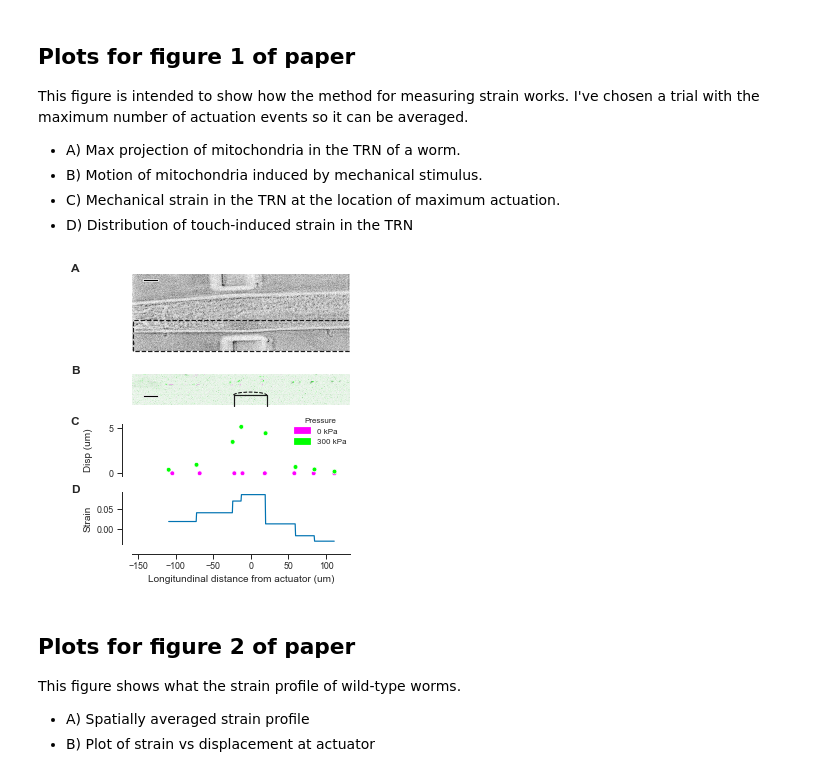
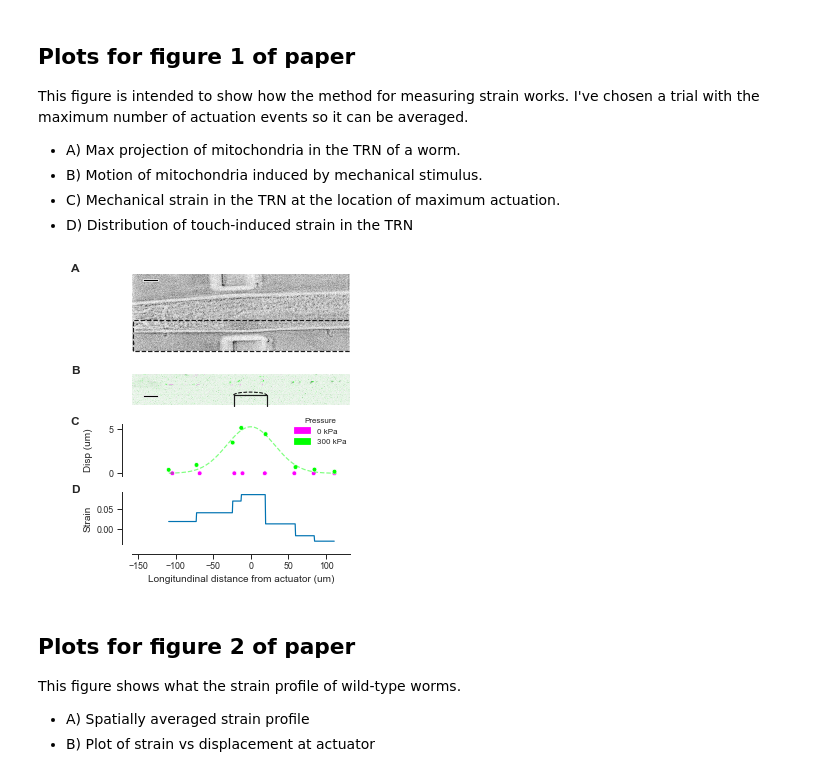
Before and after one commit to anekimken/SSN_ImageAnalysis, a Jupyter notebook: Notebooks/Displacement and Strain Plots.ipynb, the cells around one changed output. Saved outputs shown, nothing was run; the diff lists cells and outputs as text; code cells hidden in the pictures.

```diff
--- a/Notebooks/Displacement and Strain Plots.ipynb
+++ b/Notebooks/Displacement and Strain Plots.ipynb
@@ -1100,41 +1100,56 @@ scale_bar = mpl.patches.Rectangle((50, 100), height=10,
 axes[1, 1].add_patch(scale_bar)
 axes[1, 1].axis('off')
 
+
+# get data to plot fit
+min_y = linked_mitos_df.loc[(linked_mitos_df['Experiment_id']==example_trial)]['y'].min()
+max_y = linked_mitos_df.loc[(linked_mitos_df['Experiment_id']==example_trial)]['y'].max()
+y_coords = list(range(int(min_y), int(max_y)))
+example_fit_df = pd.DataFrame({'y': y_coords})
+example_fit_params = individual_fit_param_df.loc[(individual_fit_param_df['Experiment_id'] == example_trial) &
+                            (individual_fit_param_df['frame'] == 1)]
+example_fit_df['indent_fit'] = example_fit_df.apply(lambda row: transformed_normal(row['y'],
+                                                       0,
+                                                       example_fit_params['normal_scale_param'],
+                                                       example_fit_params['normal_magnitude_param']), axis=1)
+
 sns.scatterplot(x='y', y='x_dist', hue='pressure', ax=axes[2, 1], palette=spectrum_for_actuation, legend=None,
                 data=linked_mitos_df.loc[(linked_mitos_df['Experiment_id']==example_trial) &
                                          (linked_mitos_df['frame'] <= 1)])
+sns.lineplot(x='y', y='indent_fit', data=example_fit_df, ax=axes[2, 1], ci=None,
+             color=spectrum_for_actuation(256)[0:3], marker=None, alpha=0.5)
+axes[2, 1].lines[0].set_linestyle("--")
 axes[2, 1].set_xlim([left_side_of_image, right_side_of_image])
-# axes[2].set_xlabel('Longitundinal distance from actuator (um)')
 axes[2, 1].set_ylabel('Disp (um)')
 leg = axes[2, 1].legend([magenta_patch, green_patch], ['0 kPa', '300 kPa'],
                         title='Pressure', frameon=False, loc='upper right', fontsize=8,
                         bbox_to_anchor=(1., 1.2), borderaxespad=0.)
 leg.get_title().set_fontsize(8)
 
 axes[2, 1].get_xaxis().set_visible(False)
 sns.despine(ax=axes[2, 1], offset=10, trim=False, bottom=True)
 
 
 sns.lineplot(x='y', y='strain', hue='genotype', style='pressure', ax=axes[3, 1], ci=None, palette=None,
                 data=spatial_strain_df.loc[(spatial_strain_df['pressure'] == 300) &
                                            (spatial_strain_df['Experiment_id'] == example_trial) &
                                            (spatial_strain_df['frame'] == 1)])
 # sns.lineplot(x='y', y='strain', hue='genotype', style='frame', dashes=[(3,3),(3,3),(3,3),(3,3),],
 #              ax=axes[3, 1], ci=None, palette=None, alpha=0.5,
 #              data=spatial_strain_df.loc[(spatial_strain_df['pressure'] == 300) &
 #                                            (spatial_strain_df['Experiment_id'] == example_trial)])
 axes[3, 1].set_xlim([left_side_of_image, right_side_of_image])
 axes[3, 1].set_xlabel('Longitundinal distance from actuator (um)')
 axes[3, 1].set_ylabel('Strain')
 axes[3, 1].legend().set_visible(False)
 sns.despine(ax=axes[3, 1], offset=10, trim=False)
 
 
 # Save fig
 fig.align_labels()
-fig.savefig(fig_save_dir + 'DispOverlay.pdf')
+fig.savefig(fig_save_dir + 'DispOverlay.eps')
 # %% [output]
-[figure, old version]
+[figure, new version]
 # %% [markdown]
 ## Plots for figure 2 of paper
 This figure shows what the strain profile of wild-type worms.
```
Also changed, not shown: parts of 1 cell of this notebook.
